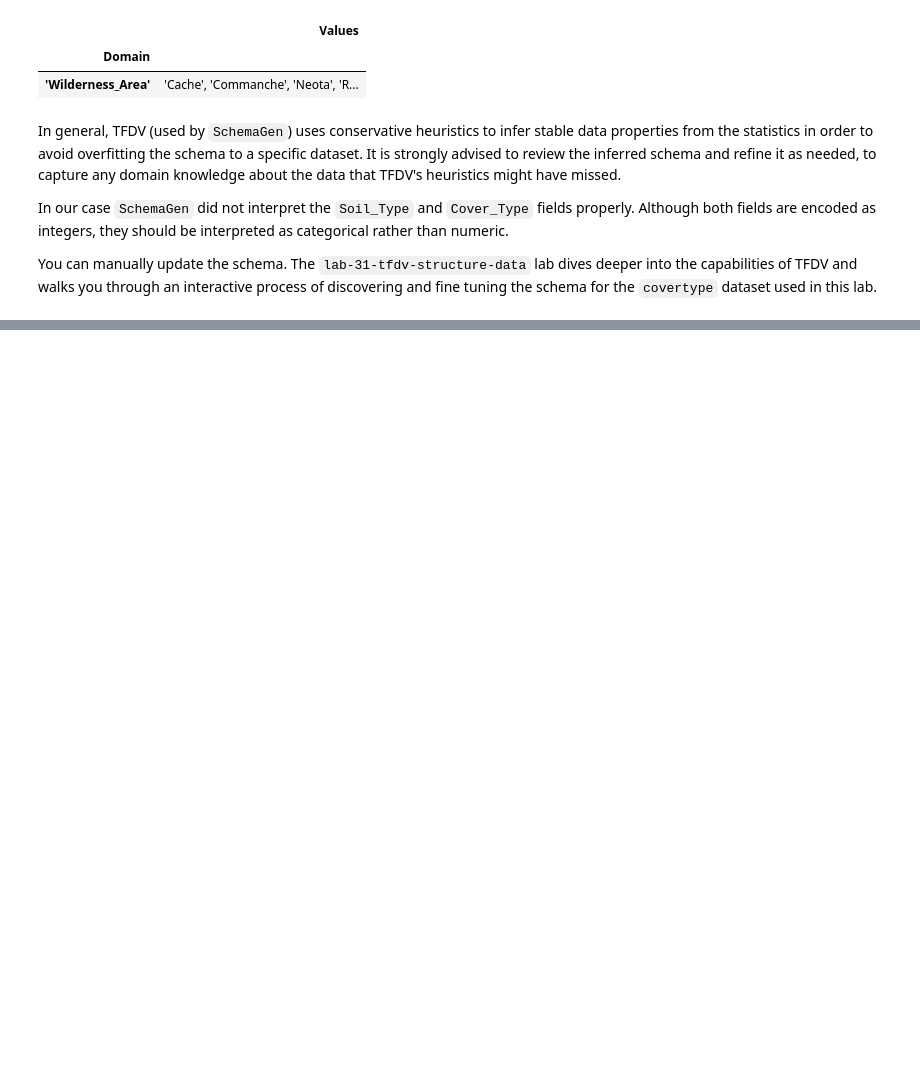
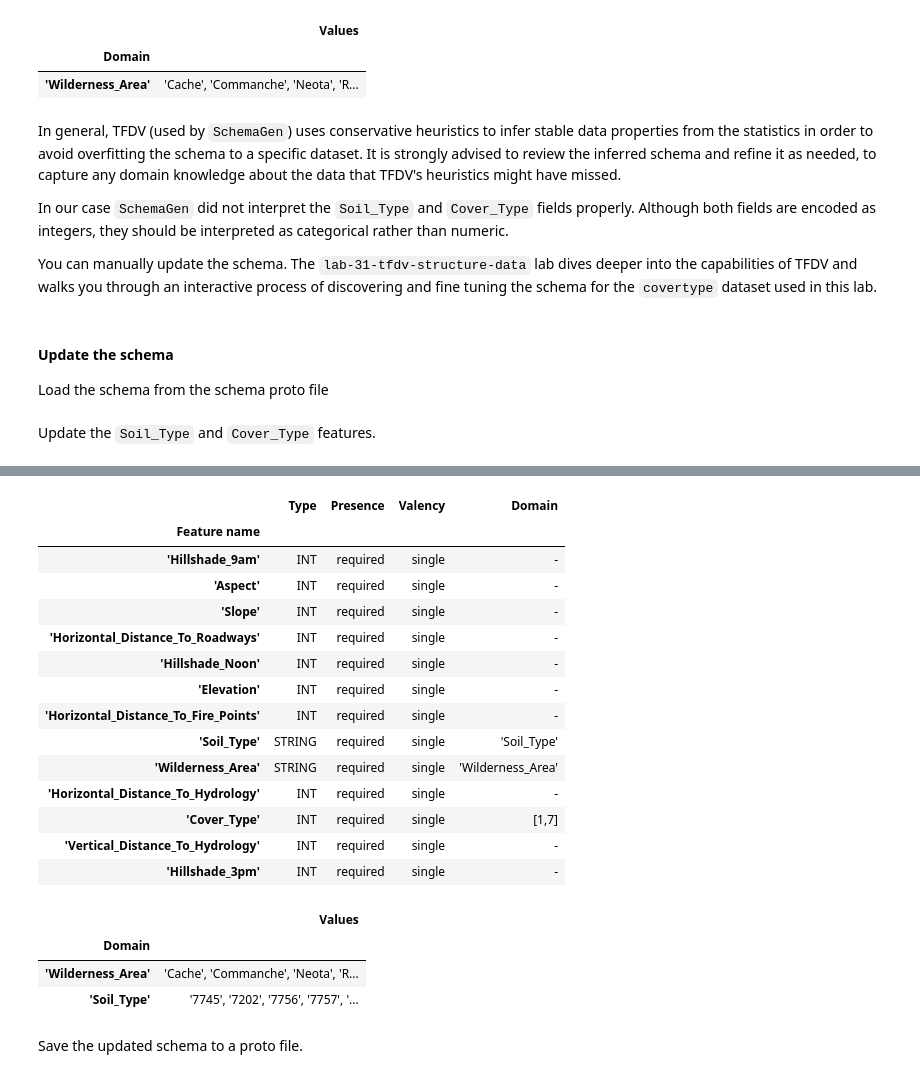
Before and after one commit to marsbroshok/mlops-labs, a Jupyter notebook: lab-21-tfx-interactive/tfx-interactive-context.ipynb, the cells around one changed output, grey strips where cells are left out. Cells and saved outputs as stored; diff of their text form; code cells hidden in the pictures; blank space fills up the shorter version.

```diff
--- a/lab-21-tfx-interactive/tfx-interactive-context.ipynb
+++ b/lab-21-tfx-interactive/tfx-interactive-context.ipynb
@@ -184,3 +183,32 @@ In general, TFDV (used by `SchemaGen`) uses conservative heuristics to infer sta
 In our case `SchemaGen` did not interpret the `Soil_Type` and `Cover_Type` fields properly. Although both fields are encoded as integers, they should be interpreted as categorical rather than numeric.
 
 You can manually update the schema. The `lab-31-tfdv-structure-data` lab dives deeper into the capabilities of TFDV and walks you through an interactive process of discovering and fine tuning the schema for the `covertype` dataset used in this lab.
+# %% [markdown]
+#### Update the schema
+
+Load the schema from the schema proto file
+# %%
+schema_proto_path = '{}/{}'.format(schema_gen.outputs['schema'].get()[0].uri, 'schema.pbtxt')
+schema = tfdv.load_schema_text(schema_proto_path)
+# %% [markdown]
+Update the `Soil_Type` and `Cover_Type` features.
+# %%
+#soil_type_domain = [
+#    '7745', '7202', '7756', '7757', '7201', '4703', '7746', '4744',
+#    '7755', '7700', '4758', '8771', '8772', '4704', '2705', '7102',
+#    '8776', '2703', '2717', '2704', '7101', '6102', '2702', '6101',
+#    '7702', '8703', '6731', '2706', '7790', '4201', '7709', '7710',
+#    '7103', '5101', '7701', '8708', '3502', '8707', '3501', '5151'
+#]
+
+soil_type_domain = [
+    b'7745', b'7202', b'7756', b'7757', b'7201', b'4703', b'7746', b'4744'
+]
+
+tfdv.get_feature(schema, 'Soil_Type').type = schema_pb2.FeatureType.BYTES
+tfdv.set_domain(schema, 'Soil_Type', schema_pb2.StringDomain(name='Soil_Type', value=soil_type_domain))
+
+tfdv.set_domain(schema, 'Cover_Type', schema_pb2.IntDomain(name='Cover_Type', min=1, max=7, is_categorical=True))
+
+tfdv.display_schema(schema=schema)
+# %% [output]
@@ -186,0 +217,21 @@ You can manually update the schema. The `lab-31-tfdv-structure-data` lab dives d
+|  | Type | Presence | Valency | Domain |
+| Feature name |  |  |  |  |
+| 'Hillshade_9am' | INT | required | single | - |
+| 'Aspect' | INT | required | single | - |
+| 'Slope' | INT | required | single | - |
+| 'Horizontal_Distance_To_Roadways' | INT | required | single | - |
+| 'Hillshade_Noon' | INT | required | single | - |
+| 'Elevation' | INT | required | single | - |
+| 'Horizontal_Distance_To_Fire_Points' | INT | required | single | - |
+| 'Soil_Type' | STRING | required | single | 'Soil_Type' |
+| 'Wilderness_Area' | STRING | required | single | 'Wilderness_Area' |
+| 'Horizontal_Distance_To_Hydrology' | INT | required | single | - |
+| 'Cover_Type' | INT | required | single | [1,7] |
+| 'Vertical_Distance_To_Hydrology' | INT | required | single | - |
+| 'Hillshade_3pm' | INT | required | single | - |
+|  | Values |
+| Domain |  |
+| 'Wilderness_Area' | 'Cache', 'Commanche', 'Neota', 'R... |
+| 'Soil_Type' | '7745', '7202', '7756', '7757', '... |
+# %% [markdown]
+Save the updated schema to a proto file.
```
Also changed, not shown: parts of 17 cells of this notebook, 24 other files.
